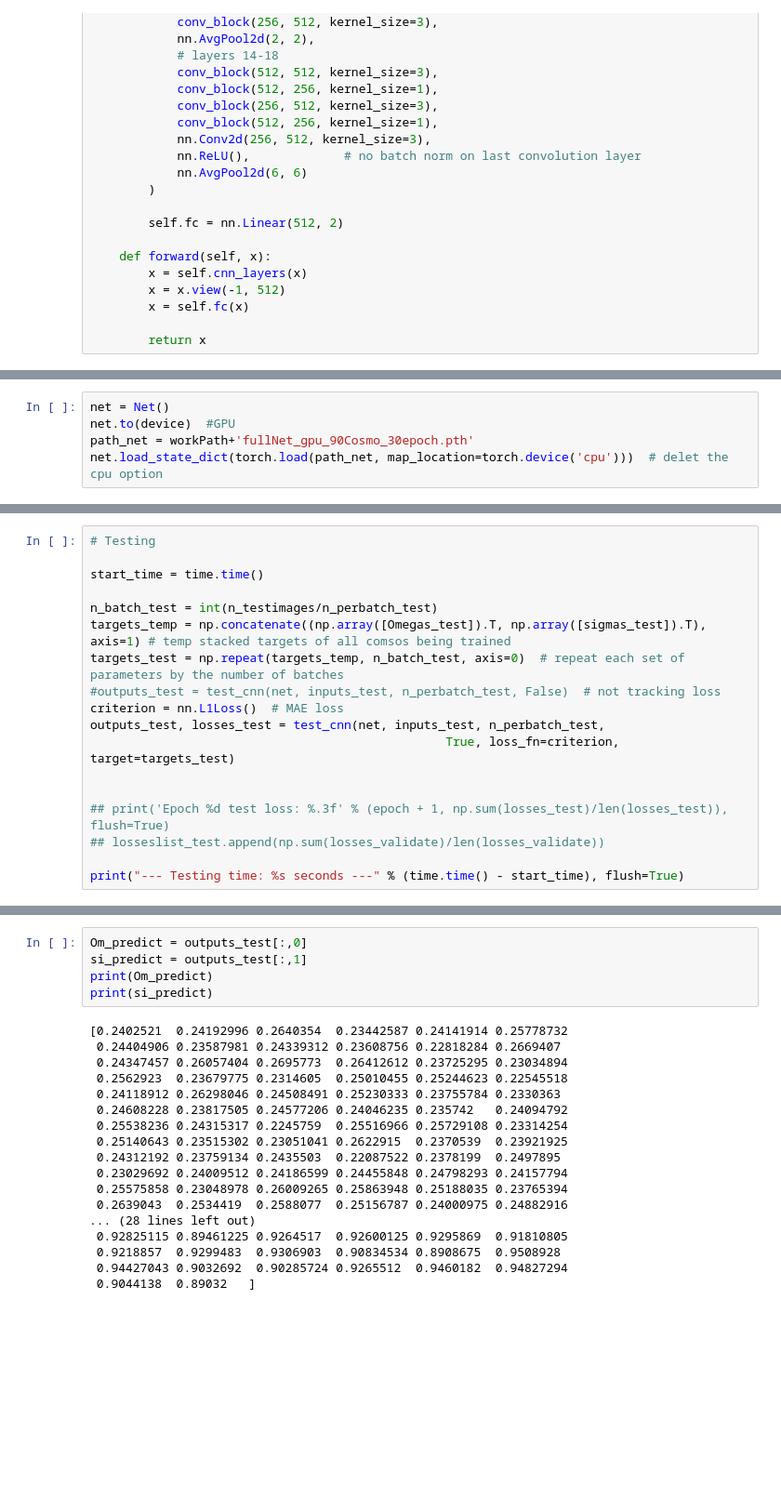
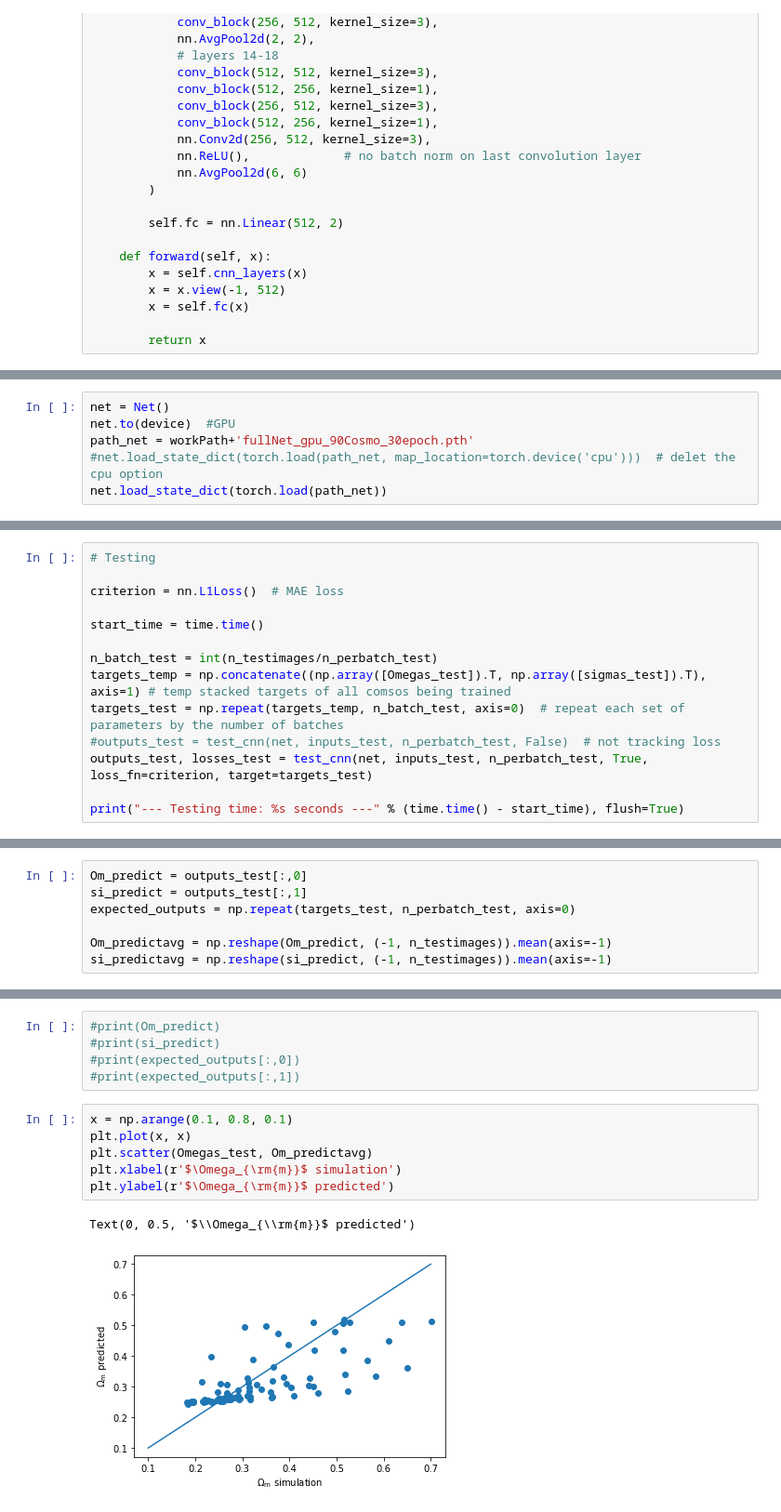
Before and after one commit to tianliwng/CNN-plus-weak-lensing, a Jupyter notebook: fullNet_testing.ipynb, the cells around one changed output, grey strips where cells are left out. Shown at 93% size. Cells and saved outputs as stored; diff of their text form; blank space fills up the shorter version.

Commit message:
simplified code and added plotting

```diff
--- a/fullNet_testing.ipynb
+++ b/fullNet_testing.ipynb
@@ -249,5 +244,6 @@ print("--- Time to load the test files: %s seconds ---" % (time.time() - start_t
 net = Net()
 net.to(device)  #GPU
 path_net = workPath+'fullNet_gpu_90Cosmo_30epoch.pth'
-net.load_state_dict(torch.load(path_net, map_location=torch.device('cpu')))  # delet the cpu option
+#net.load_state_dict(torch.load(path_net, map_location=torch.device('cpu')))  # delet the cpu option
+net.load_state_dict(torch.load(path_net))
 # %% [output]
@@ -255,5 +251,7 @@ net.load_state_dict(torch.load(path_net, map_location=torch.device('cpu')))  # d
 # %%
 # Testing
+
+criterion = nn.L1Loss()  # MAE loss
 
 start_time = time.time()
 
@@ -261,13 +259,7 @@ n_batch_test = int(n_testimages/n_perbatch_test)
 targets_temp = np.concatenate((np.array([Omegas_test]).T, np.array([sigmas_test]).T), axis=1) # temp stacked targets of all comsos being trained
 targets_test = np.repeat(targets_temp, n_batch_test, axis=0)  # repeat each set of parameters by the number of batches
 #outputs_test = test_cnn(net, inputs_test, n_perbatch_test, False)  # not tracking loss
-criterion = nn.L1Loss()  # MAE loss
-outputs_test, losses_test = test_cnn(net, inputs_test, n_perbatch_test,
-                                                 True, loss_fn=criterion, target=targets_test)
-
-
-## print('Epoch %d test loss: %.3f' % (epoch + 1, np.sum(losses_test)/len(losses_test)), flush=True)
-## losseslist_test.append(np.sum(losses_validate)/len(losses_validate))
+outputs_test, losses_test = test_cnn(net, inputs_test, n_perbatch_test, True, loss_fn=criterion, target=targets_test)
 
 print("--- Testing time: %s seconds ---" % (time.time() - start_time), flush=True)
 # %% [output]
@@ -275 +267,8 @@ print("--- Testing time: %s seconds ---" % (time.time() - start_time), flush=Tru
+# %%
+Om_predict = outputs_test[:,0]
+si_predict = outputs_test[:,1]
+expected_outputs = np.repeat(targets_test, n_perbatch_test, axis=0)
+
+Om_predictavg = np.reshape(Om_predict, (-1, n_testimages)).mean(axis=-1)
+si_predictavg = np.reshape(si_predict, (-1, n_testimages)).mean(axis=-1)
 # %%
@@ -278,23 +278,14 @@ t.write(workPath+'fullNet_testing.dat', format='ascii', overwrite=True)
-# %%
-Om_predict = outputs_test[:,0]
-si_predict = outputs_test[:,1]
-print(Om_predict)
-print(si_predict)
-# %% [output]
-[0.2402521  0.24192996 0.2640354  0.23442587 0.24141914 0.25778732
- 0.24404906 0.23587981 0.24339312 0.23608756 0.22818284 0.2669407
- 0.24347457 0.26057404 0.2695773  0.26412612 0.23725295 0.23034894
- 0.2562923  0.23679775 0.2314605  0.25010455 0.25244623 0.22545518
- 0.24118912 0.26298046 0.24508491 0.25230333 0.23755784 0.2330363
- 0.24608228 0.23817505 0.24577206 0.24046235 0.235742   0.24094792
- 0.25538236 0.24315317 0.2245759  0.25516966 0.25729108 0.23314254
- 0.25140643 0.23515302 0.23051041 0.2622915  0.2370539  0.23921925
- 0.24312192 0.23759134 0.2435503  0.22087522 0.2378199  0.2497895
- 0.23029692 0.24009512 0.24186599 0.24455848 0.24798293 0.24157794
- 0.25575858 0.23048978 0.26009265 0.25863948 0.25188035 0.23765394
- 0.2639043  0.2534419  0.2588077  0.25156787 0.24000975 0.24882916
-... (28 lines left out)
- 0.92825115 0.89461225 0.9264517  0.92600125 0.9295869  0.91810805
- 0.9218857  0.9299483  0.9306903  0.90834534 0.8908675  0.9508928
- 0.94427043 0.9032692  0.90285724 0.9265512  0.9460182  0.94827294
- 0.9044138  0.89032   ]
+# %%
+#print(Om_predict)
+#print(si_predict)
+#print(expected_outputs[:,0])
+#print(expected_outputs[:,1])
+# %%
+x = np.arange(0.1, 0.8, 0.1)
+plt.plot(x, x)
+plt.scatter(Omegas_test, Om_predictavg)
+plt.xlabel(r'$\Omega_{\rm{m}}$ simulation')
+plt.ylabel(r'$\Omega_{\rm{m}}$ predicted')
+# %% [output]
+Text(0, 0.5, '$\\Omega_{\\rm{m}}$ predicted')
+[figure, added]
```
Also changed, not shown: parts of 7 cells of this notebook.
